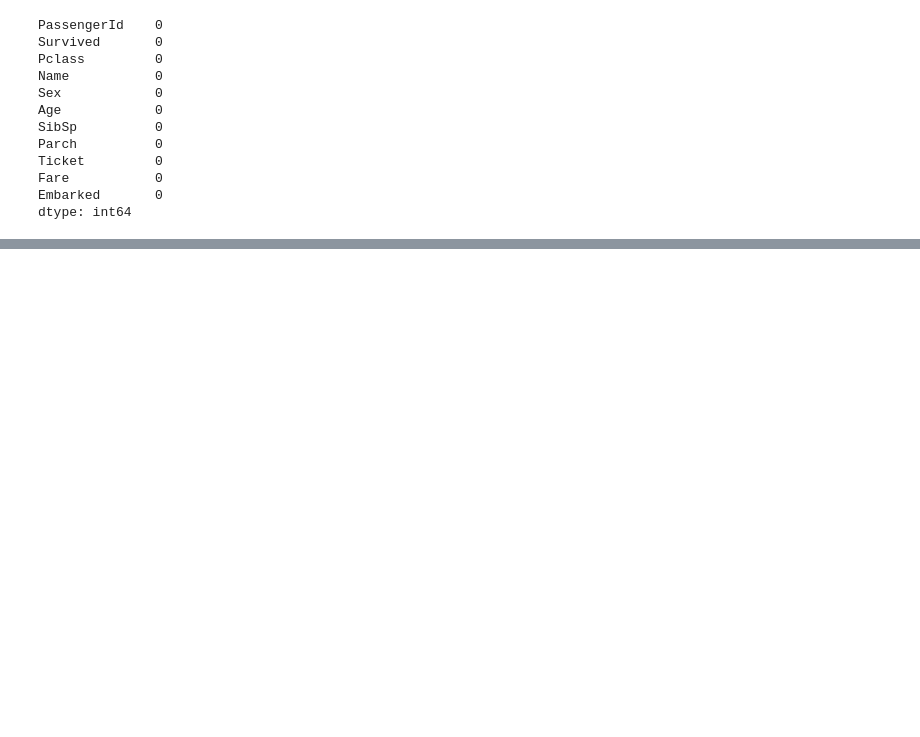
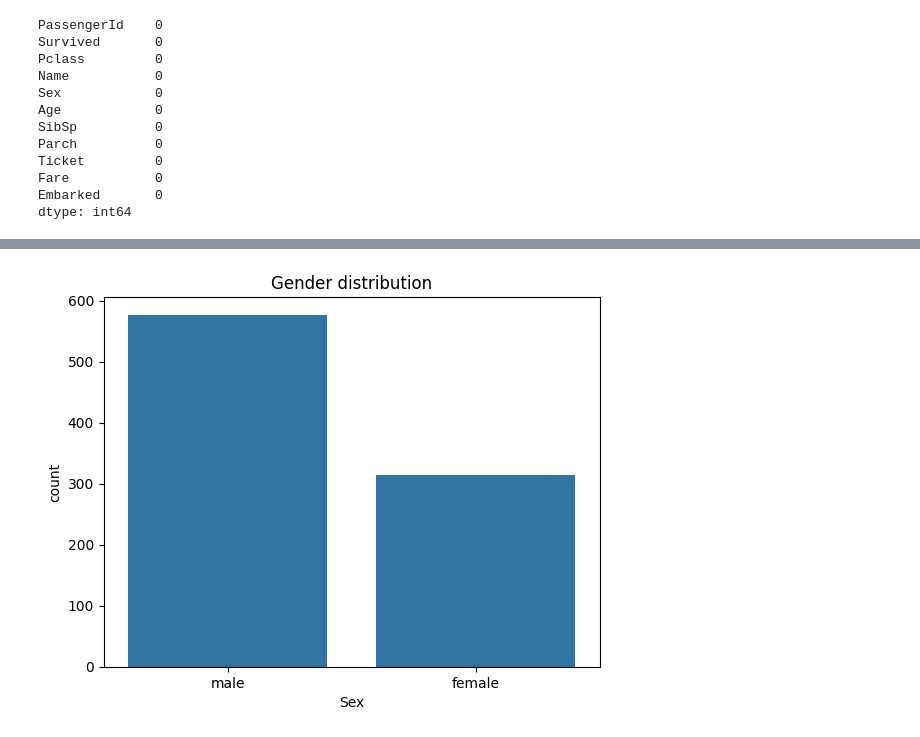
Before and after one commit to readulislamtamim/practice-eda-charts-05092026, a Jupyter notebook: src/main.ipynb, the cells around one changed output, grey strips where cells are left out. Cells and saved outputs as stored; diff of their text form; code cells hidden in the pictures; blank space fills up the shorter version.

```diff
--- a/src/main.ipynb
+++ b/src/main.ipynb
@@ -226,0 +245,6 @@ dtype: int64
+# %%
+sns.countplot(x = "Sex", data=df)
+plt.title("Gender distribution")
+plt.show()
+# %% [output]
+[figure, added]
```
Also changed, not shown: parts of 11 cells of this notebook.
